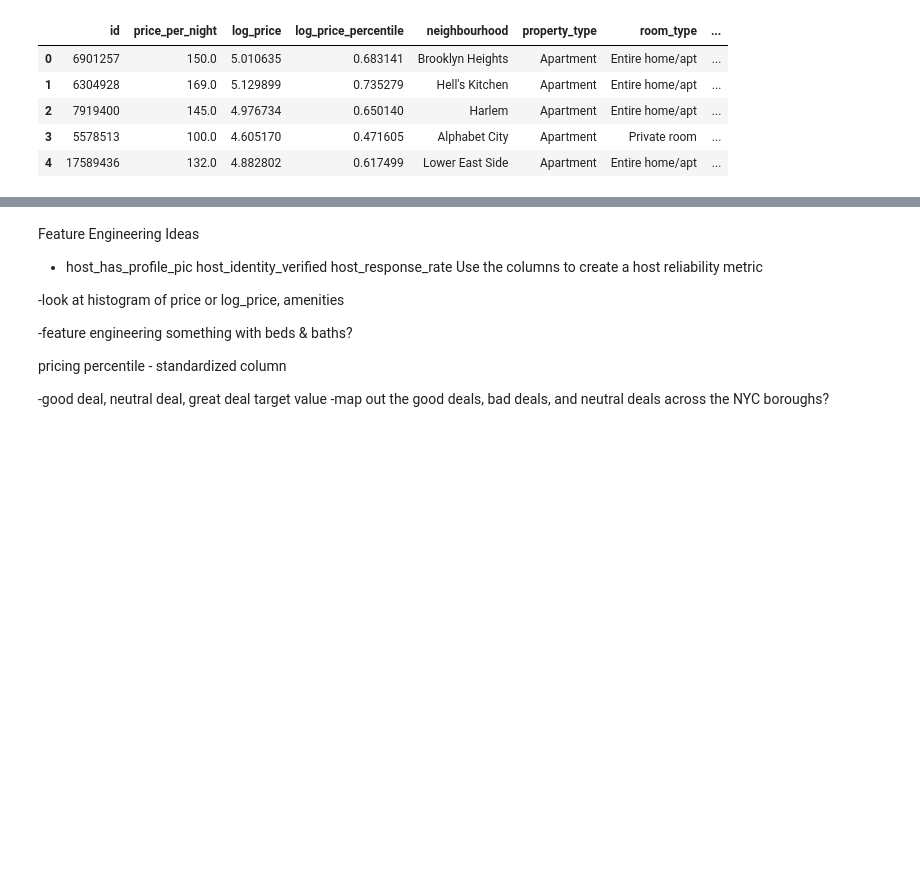
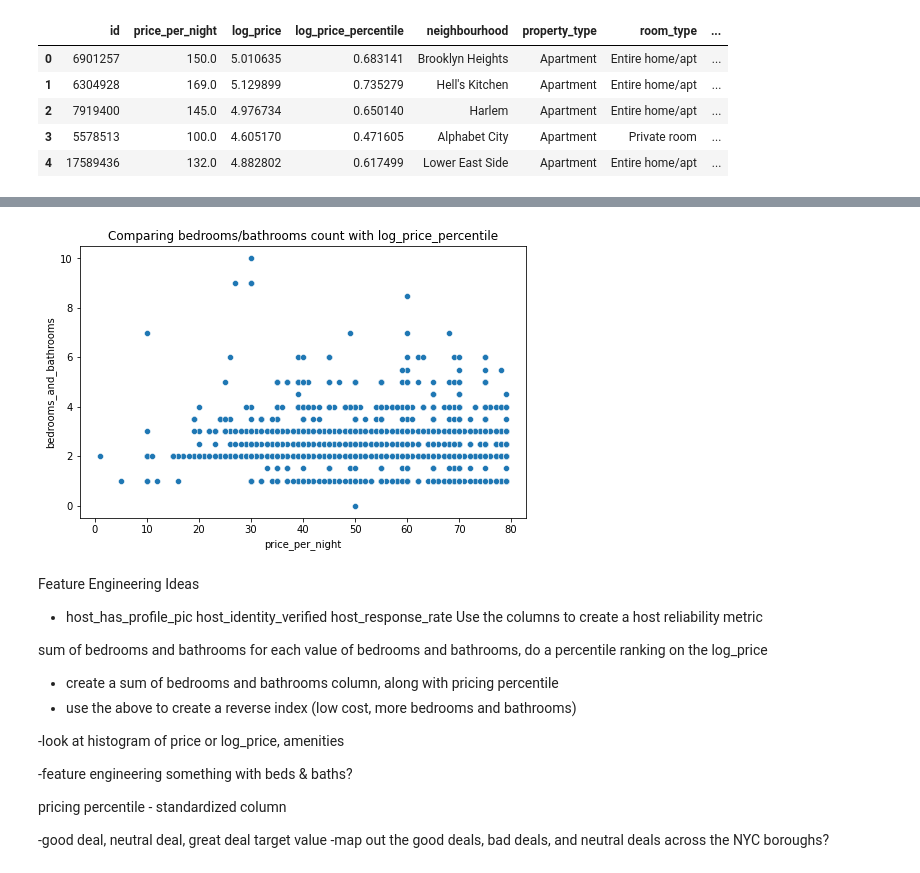
Before and after one commit to schoe4208/Airbnb-NYC-Predictive-Analysis, a Jupyter notebook: airbnb_notebook.ipynb, the cells around one changed output, grey strips where cells are left out. Drawn from its saved outputs; the diff is of its cells as text; code cells hidden in the pictures; blank space fills up the shorter version.

```diff
--- a/airbnb_notebook.ipynb
+++ b/airbnb_notebook.ipynb
@@ -756,7 +820,23 @@ df_nyc_clean.head()
+# %%
+#We will run a scatterplot for bedrooms/bathrooms and log_price_percentile
+fig, ax = plt.subplots(figsize=(8, 5))
+
+# Use seaborn to plot two facets from dataset
+sns.scatterplot(x='price_per_night', y='bedrooms_and_bathrooms', data=df_nyc_clean_low)
+
+ax.set_title('Comparing bedrooms/bathrooms count with log_price_percentile');
+# %% [output]
+[figure, added]
 # %% [markdown]
 Feature Engineering Ideas
 - host_has_profile_pic	host_identity_verified	host_response_rate
 Use the columns to create a host reliability metric
+
+sum of bedrooms and bathrooms
+for each value of bedrooms and bathrooms, do a percentile ranking on the log_price
+
+- create a sum of bedrooms and bathrooms column, along with pricing percentile
+- use the above to create a reverse index (low cost, more bedrooms and bathrooms)
 
 -look at histogram of price or log_price, amenities
 
```
Also changed, not shown: parts of 17 cells of this notebook.
